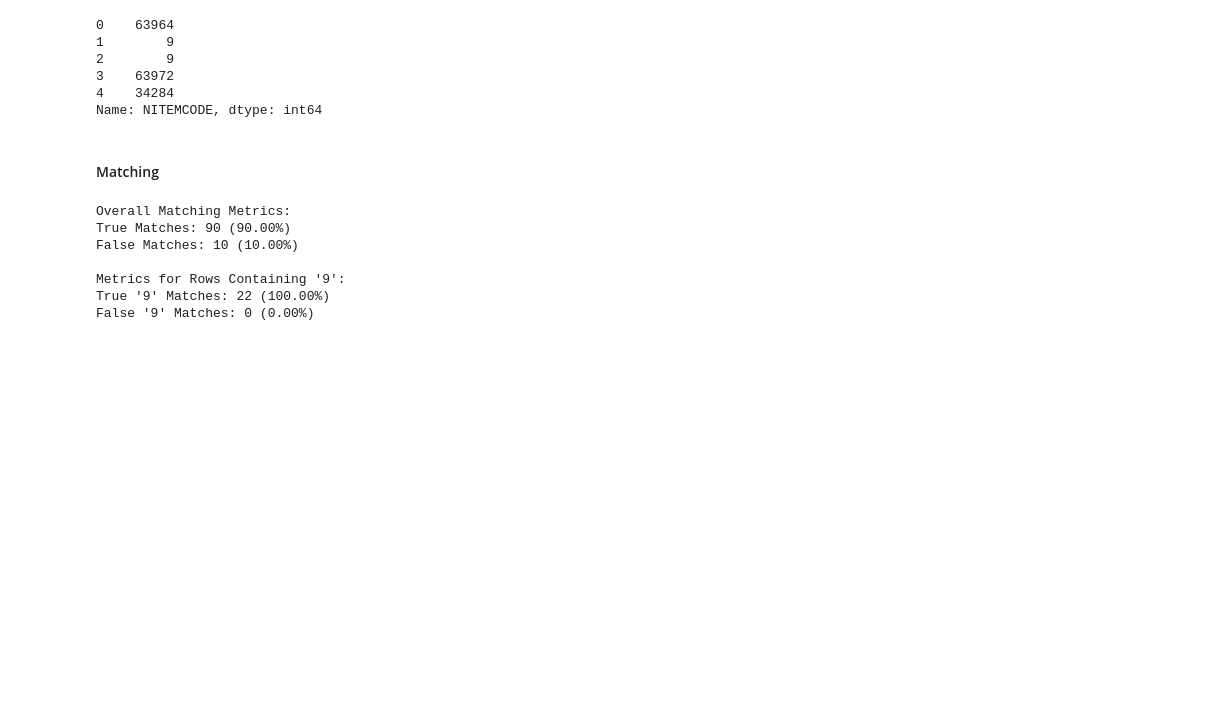
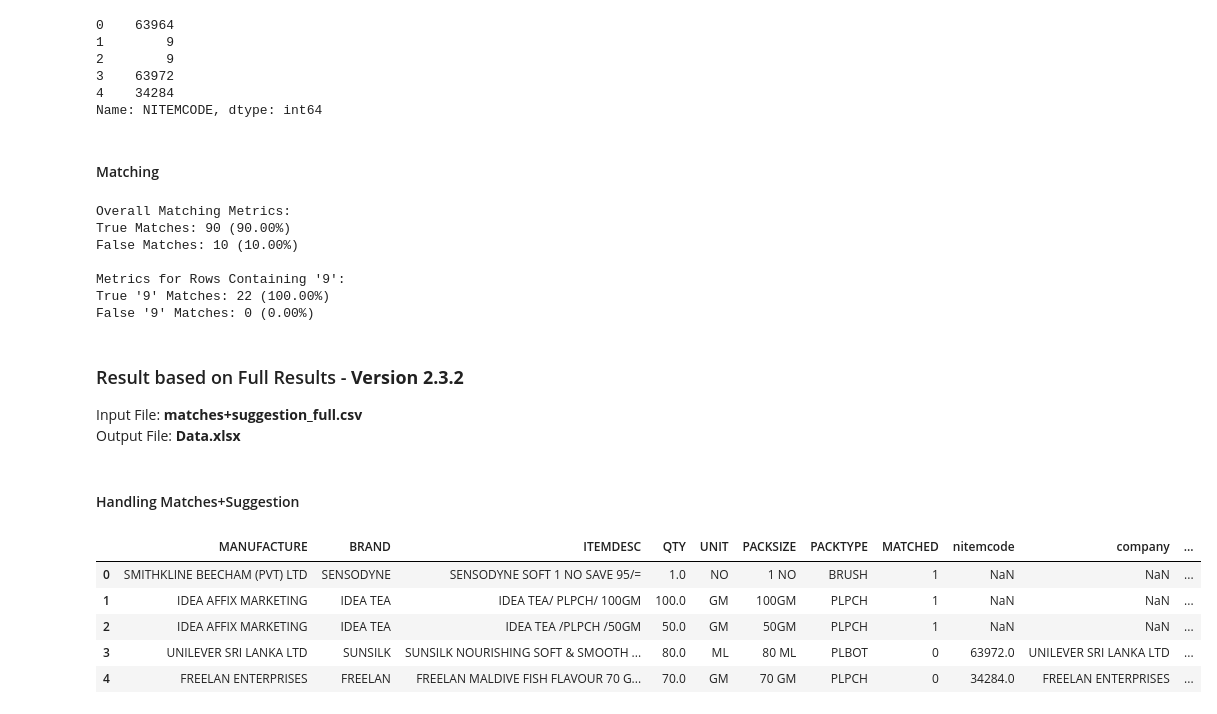
Before and after one commit to AbhigyanSen/StockKeepingUnit, a Jupyter notebook: Result_Verification/Version_2.3.2/result_1.ipynb, the cells around one changed output. Saved outputs shown, nothing was run; the diff lists cells and outputs as text; code cells hidden in the pictures; blank space fills up the shorter version.

Commit message:
Version 2.3.2
Model Evaluation on Full Data

```diff
--- a/Result_Verification/Version_2.3.2/result_1.ipynb
+++ b/Result_Verification/Version_2.3.2/result_1.ipynb
@@ -147,3 +147,29 @@ False Matches: 10 (10.00%)
 Metrics for Rows Containing '9':
 True '9' Matches: 22 (100.00%)
 False '9' Matches: 0 (0.00%)
+# %% [markdown]
+### Result based on Full Results - **Version 2.3.2**
+
+Input File:     **matches+suggestion_full.csv**
+<br> Output File:    **Data.xlsx**
+# %%
+import pandas as pd
+
+# Load Excel file into a pandas DataFrame
+excel_file = r'D:\Projects\SKU\StockKeepingUnit\Result_Verification\Version_2.3.2\Data.xlsx'
+master = pd.read_excel(excel_file)
+
+# Load CSV file into another pandas DataFrame
+csv_file = r'D:\Projects\SKU\StockKeepingUnit\Result_Verification\Version_2.3.2\matches+suggestions_full.csv'
+ms = pd.read_csv(csv_file)
+# %% [markdown]
+#### Handling Matches+Suggestion
+# %%
+ms.head()
+# %% [output]
+|  | MANUFACTURE | BRAND | ITEMDESC | QTY | UNIT | PACKSIZE | PACKTYPE | MATCHED | nitemcode | company | ... |
+| 0 | SMITHKLINE BEECHAM (PVT) LTD | SENSODYNE | SENSODYNE SOFT 1 NO SAVE 95/= | 1.0 | NO | 1 NO | BRUSH | 1 | NaN | NaN | ... |
+| 1 | IDEA AFFIX MARKETING | IDEA TEA | IDEA TEA/ PLPCH/ 100GM | 100.0 | GM | 100GM | PLPCH | 1 | NaN | NaN | ... |
+| 2 | IDEA AFFIX MARKETING | IDEA TEA | IDEA TEA /PLPCH /50GM | 50.0 | GM | 50GM | PLPCH | 1 | NaN | NaN | ... |
+| 3 | UNILEVER SRI LANKA LTD | SUNSILK | SUNSILK NOURISHING SOFT & SMOOTH ... | 80.0 | ML | 80 ML | PLBOT | 0 | 63972.0 | UNILEVER SRI LANKA LTD | ... |
+| 4 | FREELAN ENTERPRISES | FREELAN | FREELAN MALDIVE FISH FLAVOUR 70 G... | 70.0 | GM | 70 GM | PLPCH | 0 | 34284.0 | FREELAN ENTERPRISES | ... |
```
Also changed, not shown: parts of 13 cells of this notebook, 8 other files.
